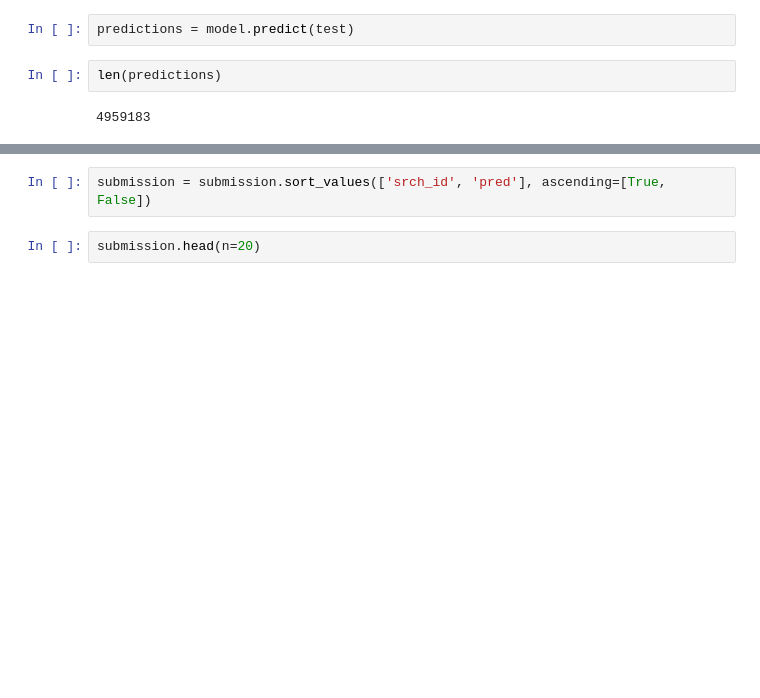
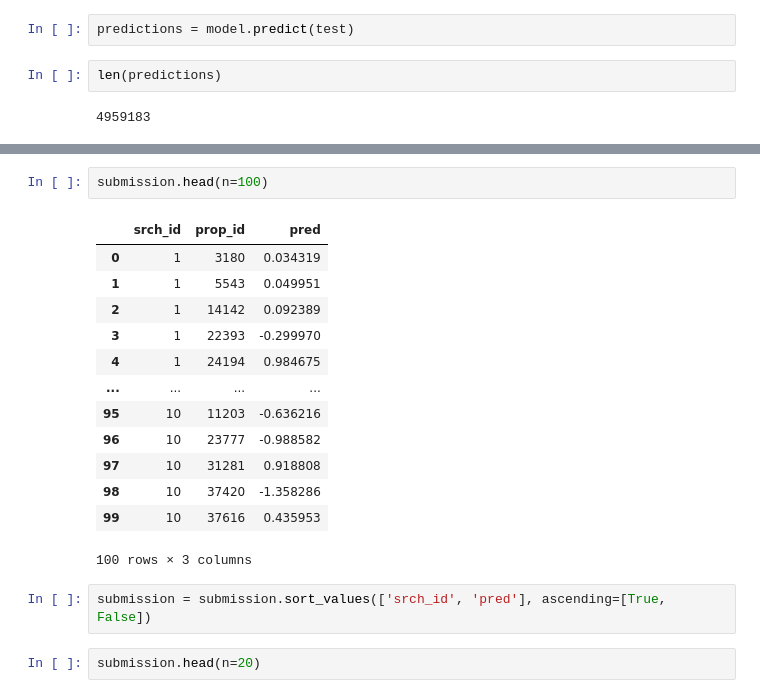
Before and after one commit to susymaijer/DMT, a Jupyter notebook: GradientBoosting.ipynb, the cells around one changed output, grey strips where cells are left out. Cells and saved outputs as stored; diff of their text form; blank space fills up the shorter version.

```diff
--- a/GradientBoosting.ipynb
+++ b/GradientBoosting.ipynb
@@ -114,3 +119,19 @@ gc.collect()
+# %%
+submission.head(n=100)
+# %% [output]
+|  | srch_id | prop_id | pred |
+| 0 | 1 | 3180 | 0.034319 |
+| 1 | 1 | 5543 | 0.049951 |
+| 2 | 1 | 14142 | 0.092389 |
+| 3 | 1 | 22393 | -0.299970 |
+| 4 | 1 | 24194 | 0.984675 |
+| ... | ... | ... | ... |
+| 95 | 10 | 11203 | -0.636216 |
+| 96 | 10 | 23777 | -0.988582 |
+| 97 | 10 | 31281 | 0.918808 |
+| 98 | 10 | 37420 | -1.358286 |
+| 99 | 10 | 37616 | 0.435953 |
+100 rows × 3 columns
 # %%
 submission = submission.sort_values(['srch_id', 'pred'], ascending=[True, False])
 # %%
```
Also changed, not shown: parts of 8 cells of this notebook, 1 other file.
